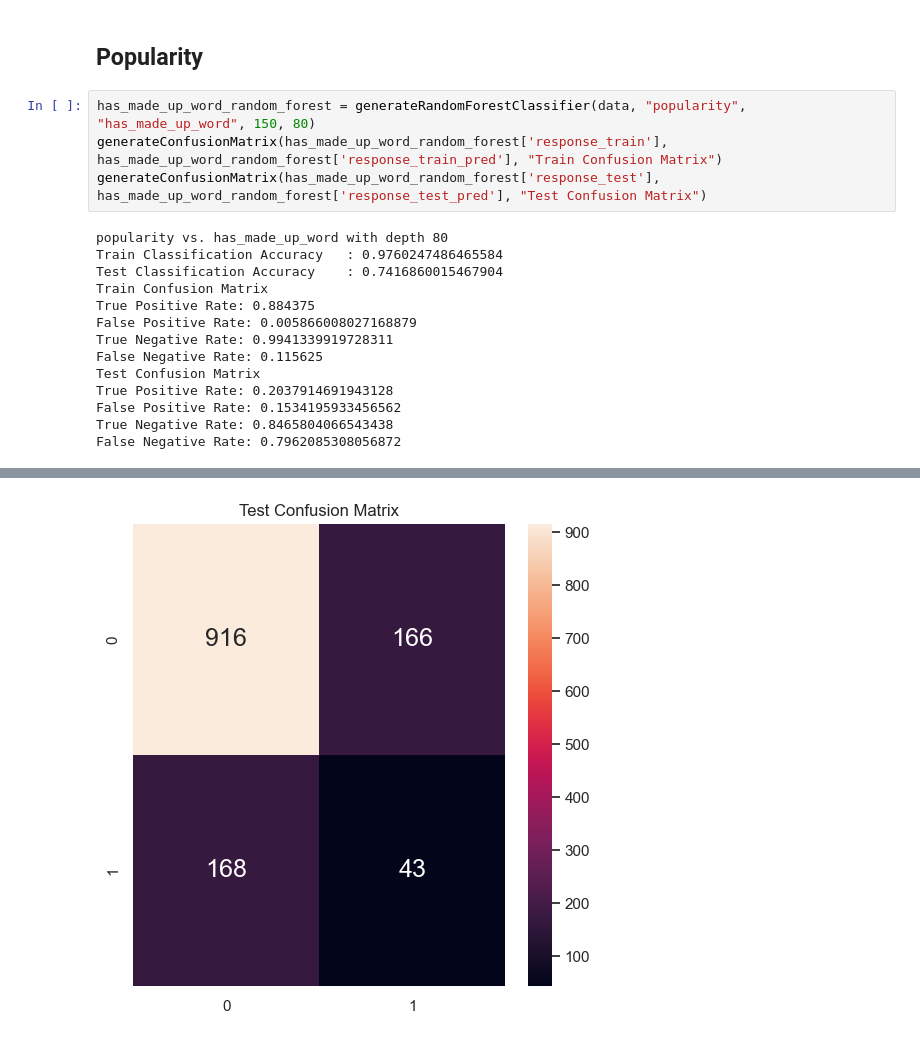
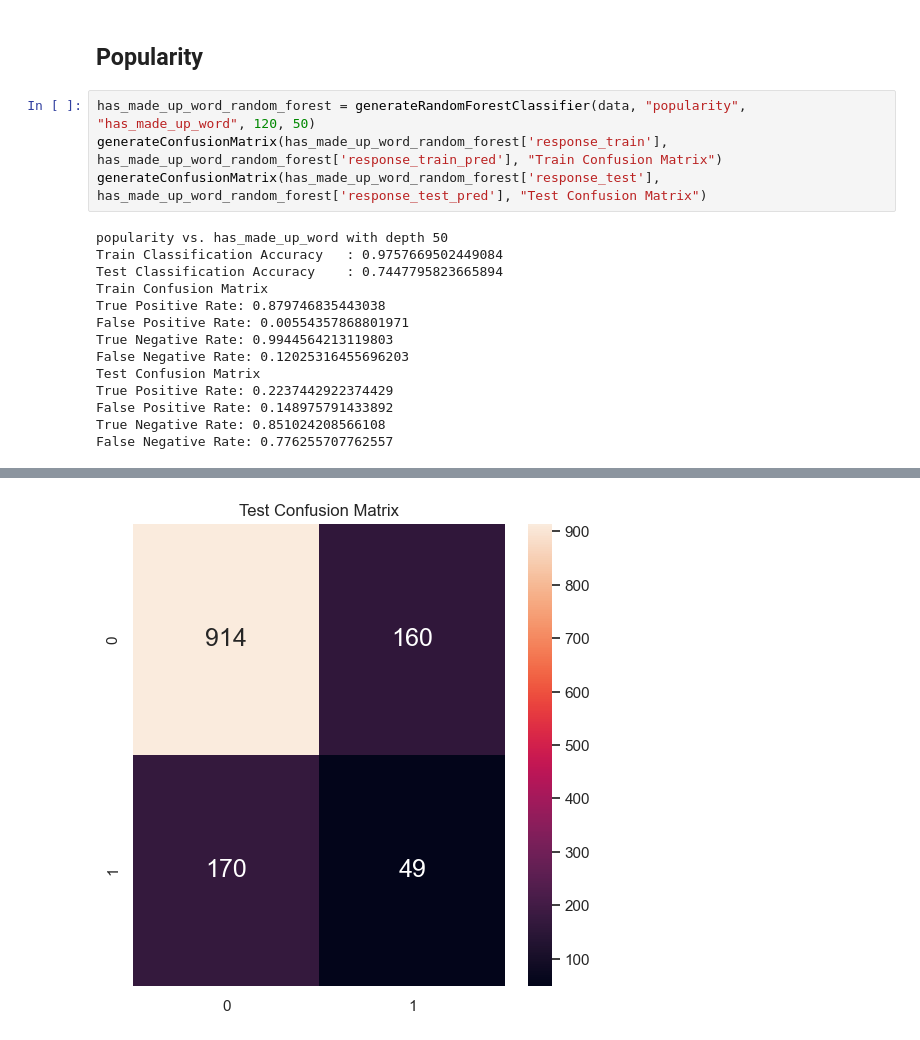
Before and after one commit to ChristopherOka/SC1015-mini-project, a Jupyter notebook: scripts/model.ipynb, the cells around one changed output, grey strips where cells are left out. Saved outputs shown, nothing was run; the diff lists cells and outputs as text.

```diff
--- a/scripts/model.ipynb
+++ b/scripts/model.ipynb
@@ -518,22 +526,22 @@ False Negative Rate: 0.8536585365853658
 # %% [markdown]
 ## Popularity
 # %%
-has_made_up_word_random_forest = generateRandomForestClassifier(data, "popularity", "has_made_up_word", 150, 80)
+has_made_up_word_random_forest = generateRandomForestClassifier(data, "popularity", "has_made_up_word", 120, 50)
 generateConfusionMatrix(has_made_up_word_random_forest['response_train'], has_made_up_word_random_forest['response_train_pred'], "Train Confusion Matrix")
 generateConfusionMatrix(has_made_up_word_random_forest['response_test'], has_made_up_word_random_forest['response_test_pred'], "Test Confusion Matrix")
 # %% [output]
-popularity vs. has_made_up_word with depth 80
-Train Classification Accuracy   : 0.9760247486465584
-Test Classification Accuracy    : 0.7416860015467904
+popularity vs. has_made_up_word with depth 50
+Train Classification Accuracy   : 0.9757669502449084
+Test Classification Accuracy    : 0.7447795823665894
 Train Confusion Matrix
-True Positive Rate: 0.884375
-False Positive Rate: 0.005866008027168879
-True Negative Rate: 0.9941339919728311
-False Negative Rate: 0.115625
+True Positive Rate: 0.879746835443038
+False Positive Rate: 0.00554357868801971
+True Negative Rate: 0.9944564213119803
+False Negative Rate: 0.12025316455696203
 Test Confusion Matrix
-True Positive Rate: 0.2037914691943128
-False Positive Rate: 0.1534195933456562
-True Negative Rate: 0.8465804066543438
-False Negative Rate: 0.7962085308056872
+True Positive Rate: 0.2237442922374429
+False Positive Rate: 0.148975791433892
+True Negative Rate: 0.851024208566108
+False Negative Rate: 0.776255707762557
 [figure]
-[figure, old version]
+[figure, new version]
```
Also changed, not shown: parts of 12 cells of this notebook, 1 other file.
